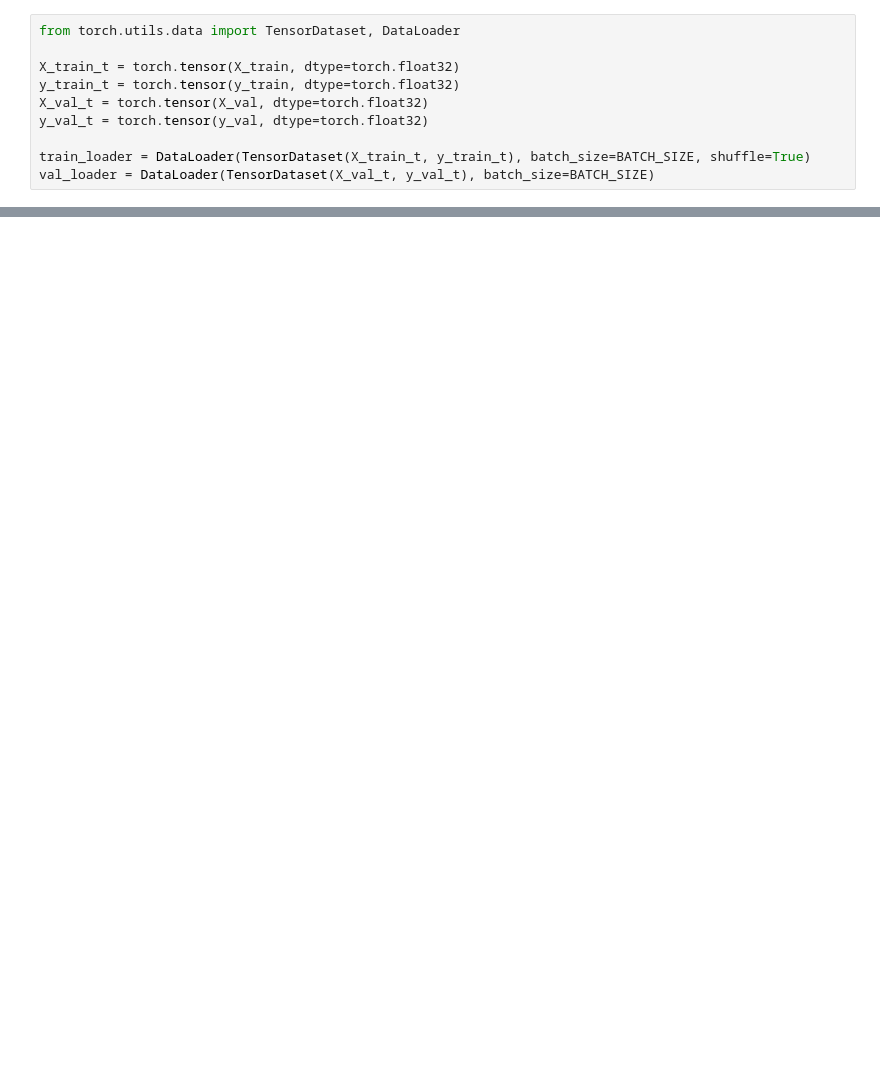
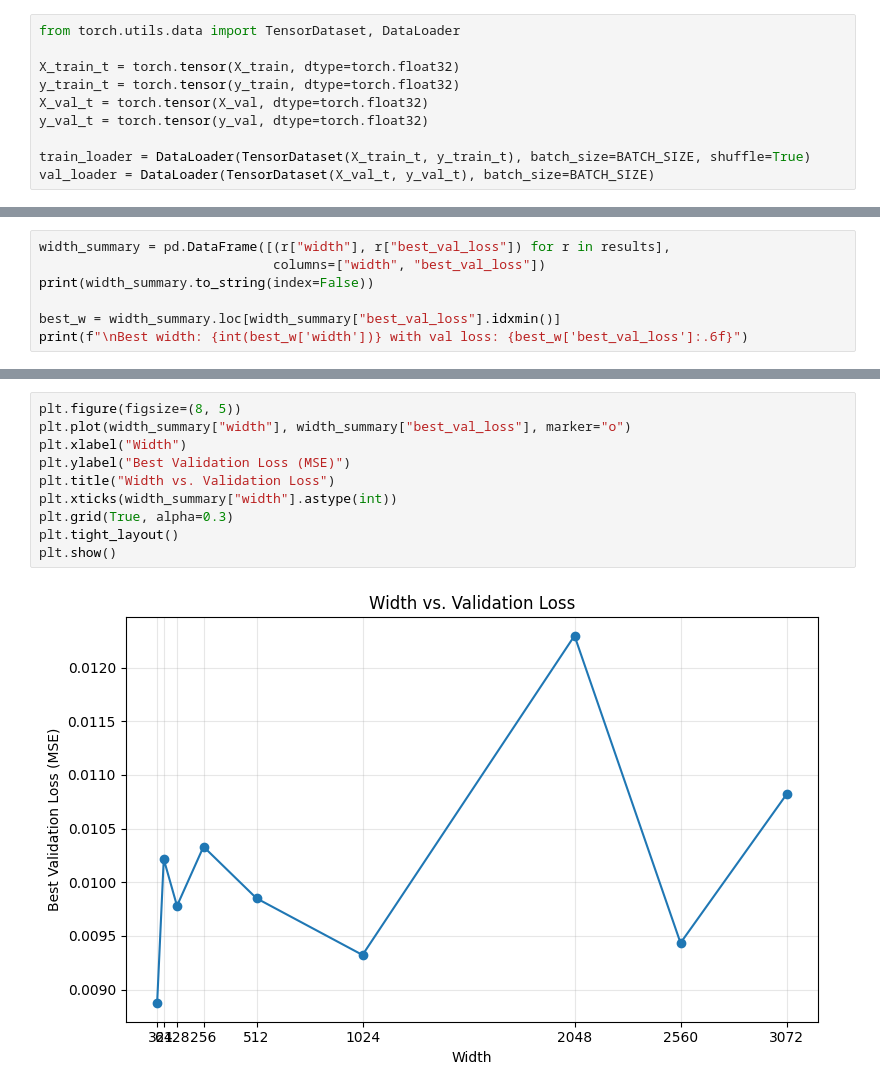
Before and after one commit to gabrielgreisen/convertible_bonds_ML, a Jupyter notebook: fnn_baseline.ipynb, the cells around one changed output, grey strips where cells are left out. Saved outputs shown, nothing was run; the diff lists cells and outputs as text; blank space fills up the shorter version.

```diff
--- a/fnn_baseline.ipynb
+++ b/fnn_baseline.ipynb
@@ -136,0 +250,7 @@ Depth=3, Width=528
+# %%
+width_summary = pd.DataFrame([(r["width"], r["best_val_loss"]) for r in results],
+                              columns=["width", "best_val_loss"])
+print(width_summary.to_string(index=False))
+
+best_w = width_summary.loc[width_summary["best_val_loss"].idxmin()]
+print(f"\nBest width: {int(best_w['width'])} with val loss: {best_w['best_val_loss']:.6f}")
@@ -136,0 +270,12 @@ Depth=3, Width=528
+# %%
+plt.figure(figsize=(8, 5))
+plt.plot(width_summary["width"], width_summary["best_val_loss"], marker="o")
+plt.xlabel("Width")
+plt.ylabel("Best Validation Loss (MSE)")
+plt.title("Width vs. Validation Loss")
+plt.xticks(width_summary["width"].astype(int))
+plt.grid(True, alpha=0.3)
+plt.tight_layout()
+plt.show()
+# %% [output]
+[figure, added]
```
Also changed, not shown: parts of 20 cells of this notebook, 2 other files.
